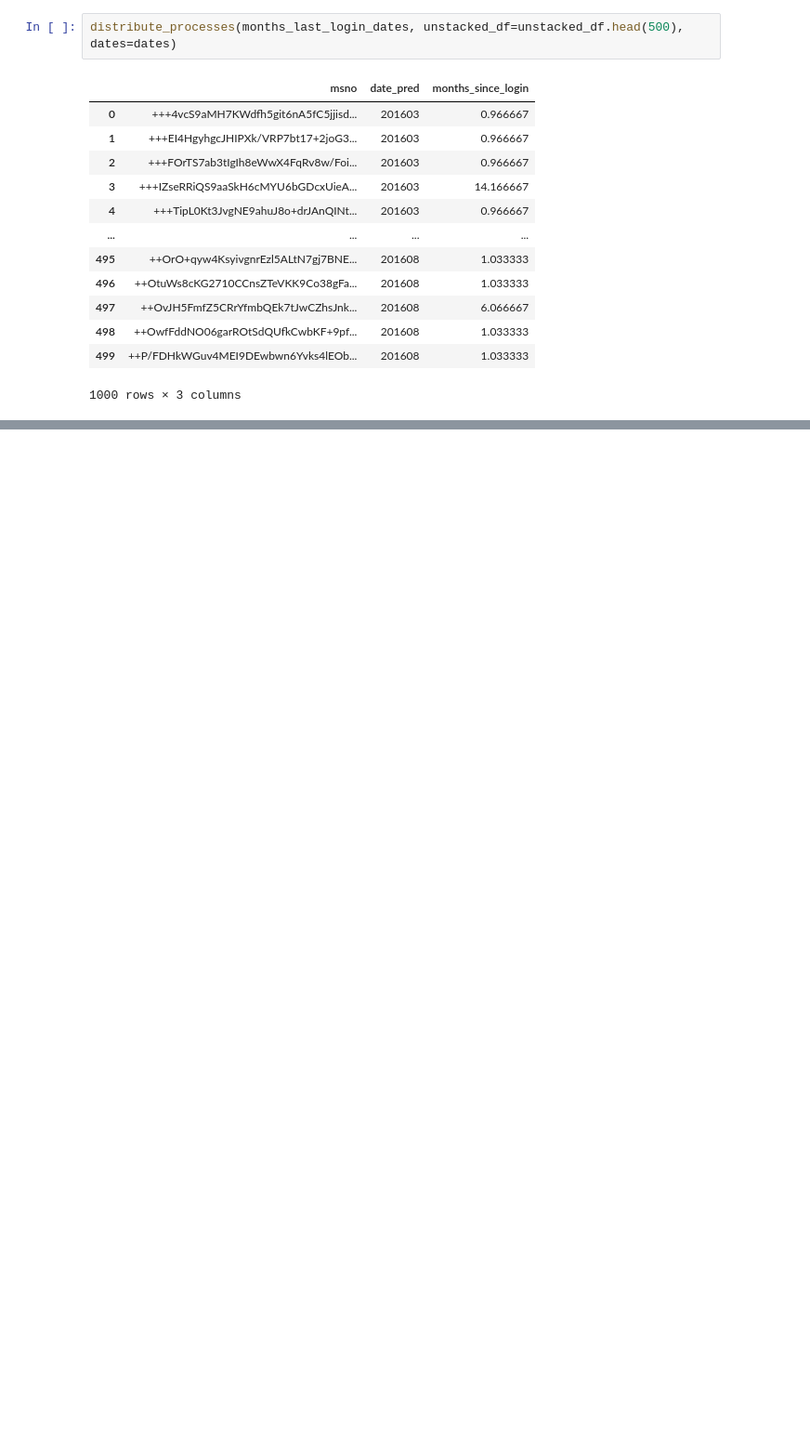
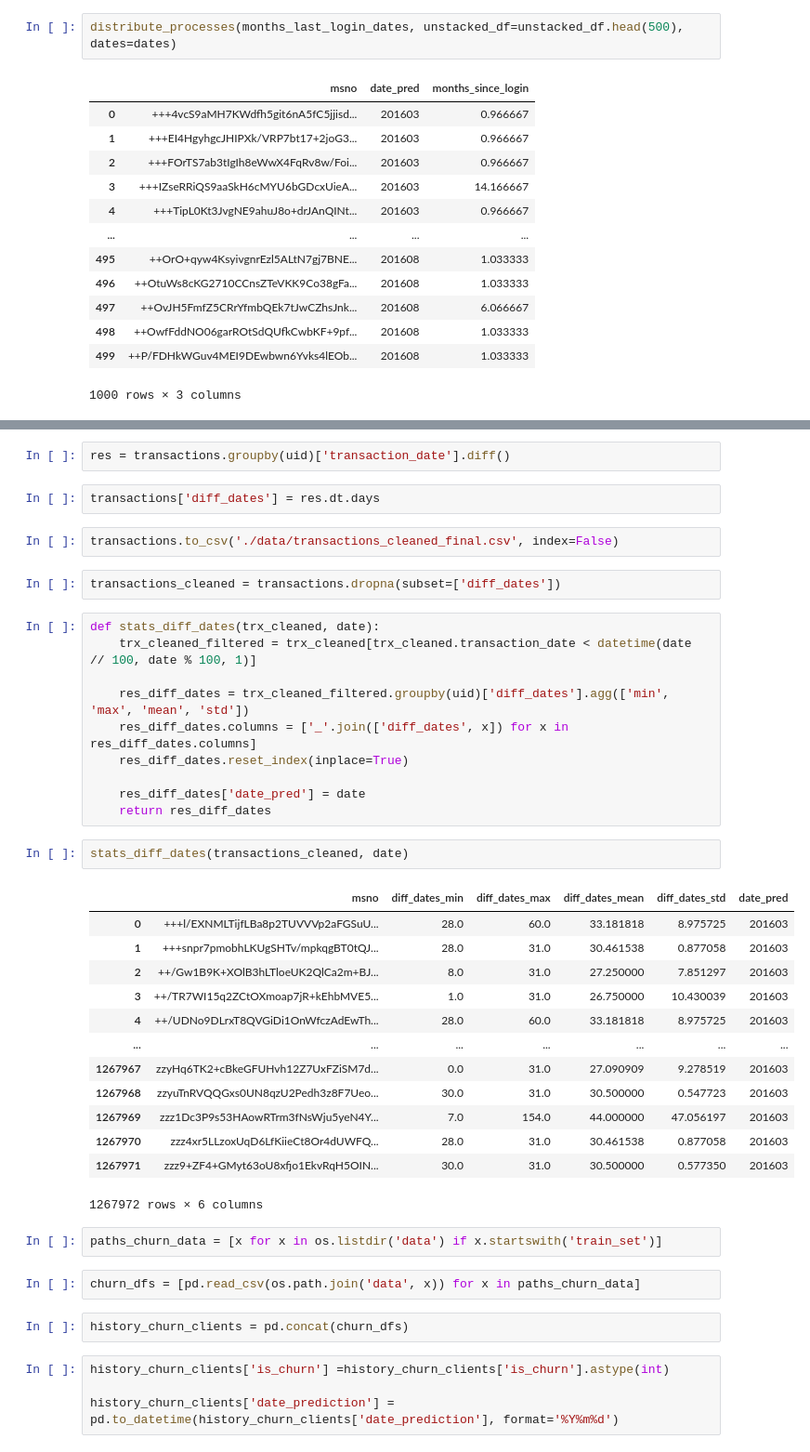
Before and after one commit to achrafaourik/Churn-Prediction, a Jupyter notebook: Feature Engineering.ipynb, the cells around one changed output, grey strips where cells are left out. Shown: that part at 93% size. Saved outputs shown, nothing was run; the diff lists cells and outputs as text; blank space fills up the shorter version.

```diff
--- a/Feature Engineering.ipynb
+++ b/Feature Engineering.ipynb
@@ -250,0 +318,44 @@ distribute_processes(months_last_login_dates, unstacked_df=unstacked_df.head(500
+# %%
+res = transactions.groupby(uid)['transaction_date'].diff()
+# %%
+transactions['diff_dates'] = res.dt.days
+# %%
+transactions.to_csv('./data/transactions_cleaned_final.csv', index=False)
+# %%
+transactions_cleaned = transactions.dropna(subset=['diff_dates'])
+# %%
+def stats_diff_dates(trx_cleaned, date):
+    trx_cleaned_filtered = trx_cleaned[trx_cleaned.transaction_date < datetime(date // 100, date % 100, 1)]
+
+    res_diff_dates = trx_cleaned_filtered.groupby(uid)['diff_dates'].agg(['min', 'max', 'mean', 'std'])
+    res_diff_dates.columns = ['_'.join(['diff_dates', x]) for x in res_diff_dates.columns]
+    res_diff_dates.reset_index(inplace=True)
+
+    res_diff_dates['date_pred'] = date
+    return res_diff_dates
+# %%
+stats_diff_dates(transactions_cleaned, date)
+# %% [output]
+|  | msno | diff_dates_min | diff_dates_max | diff_dates_mean | diff_dates_std | date_pred |
+| 0 | +++l/EXNMLTijfLBa8p2TUVVVp2aFGSuU... | 28.0 | 60.0 | 33.181818 | 8.975725 | 201603 |
+| 1 | +++snpr7pmobhLKUgSHTv/mpkqgBT0tQJ... | 28.0 | 31.0 | 30.461538 | 0.877058 | 201603 |
+| 2 | ++/Gw1B9K+XOlB3hLTloeUK2QlCa2m+BJ... | 8.0 | 31.0 | 27.250000 | 7.851297 | 201603 |
+| 3 | ++/TR7WI15q2ZCtOXmoap7jR+kEhbMVE5... | 1.0 | 31.0 | 26.750000 | 10.430039 | 201603 |
+| 4 | ++/UDNo9DLrxT8QVGiDi1OnWfczAdEwTh... | 28.0 | 60.0 | 33.181818 | 8.975725 | 201603 |
+| ... | ... | ... | ... | ... | ... | ... |
+| 1267967 | zzyHq6TK2+cBkeGFUHvh12Z7UxFZiSM7d... | 0.0 | 31.0 | 27.090909 | 9.278519 | 201603 |
+| 1267968 | zzyuTnRVQQGxs0UN8qzU2Pedh3z8F7Ueo... | 30.0 | 31.0 | 30.500000 | 0.547723 | 201603 |
+| 1267969 | zzz1Dc3P9s53HAowRTrm3fNsWju5yeN4Y... | 7.0 | 154.0 | 44.000000 | 47.056197 | 201603 |
+| 1267970 | zzz4xr5LLzoxUqD6LfKiieCt8Or4dUWFQ... | 28.0 | 31.0 | 30.461538 | 0.877058 | 201603 |
+| 1267971 | zzz9+ZF4+GMyt63oU8xfjo1EkvRqH5OIN... | 30.0 | 31.0 | 30.500000 | 0.577350 | 201603 |
+1267972 rows × 6 columns
+# %%
+paths_churn_data = [x for x in os.listdir('data') if x.startswith('train_set')]
+# %%
+churn_dfs = [pd.read_csv(os.path.join('data', x)) for x in paths_churn_data]
+# %%
+history_churn_clients = pd.concat(churn_dfs)
+# %%
+history_churn_clients['is_churn'] =history_churn_clients['is_churn'].astype(int)
+
+history_churn_clients['date_prediction'] = pd.to_datetime(history_churn_clients['date_prediction'], format='%Y%m%d')
```
Also changed, not shown: parts of 48 cells of this notebook, 2 other files.
